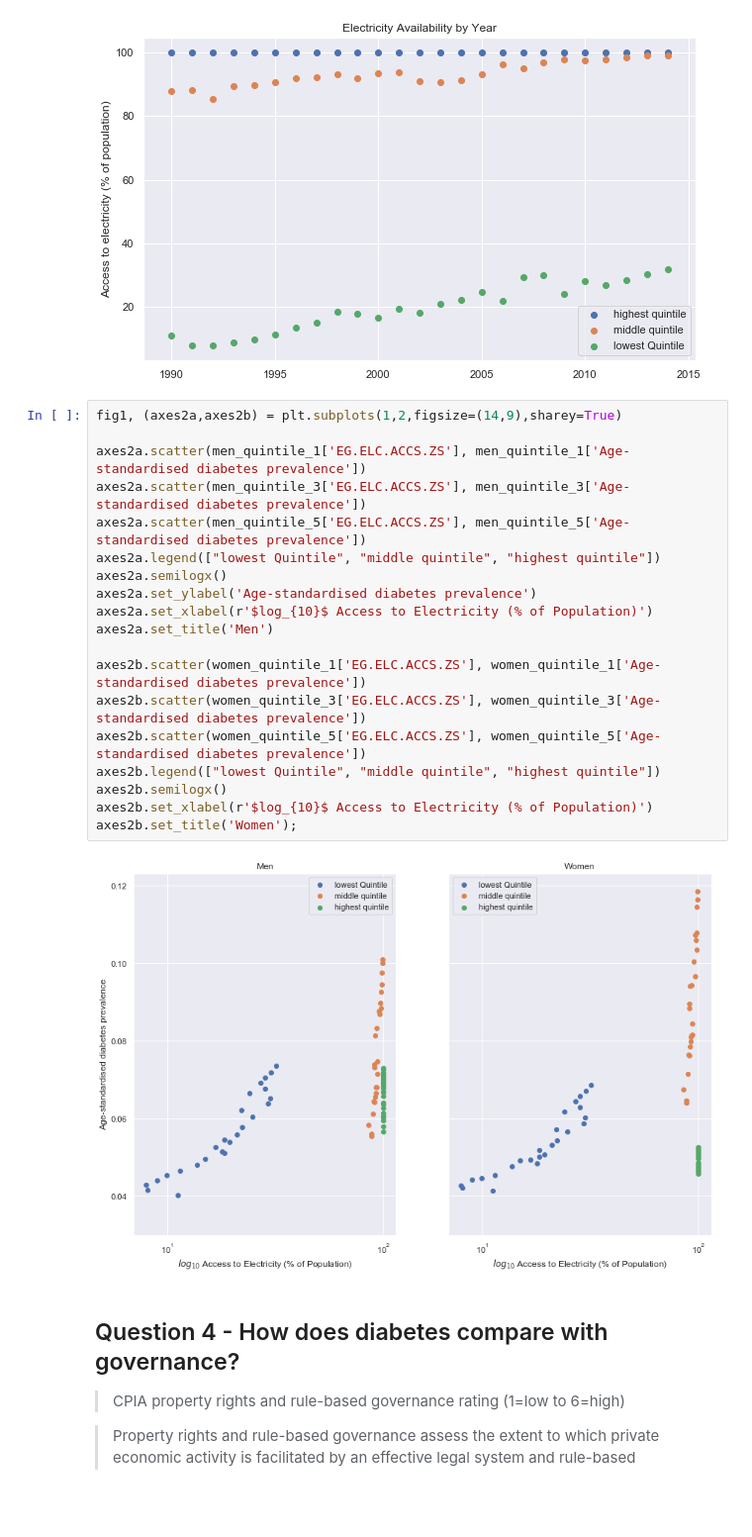
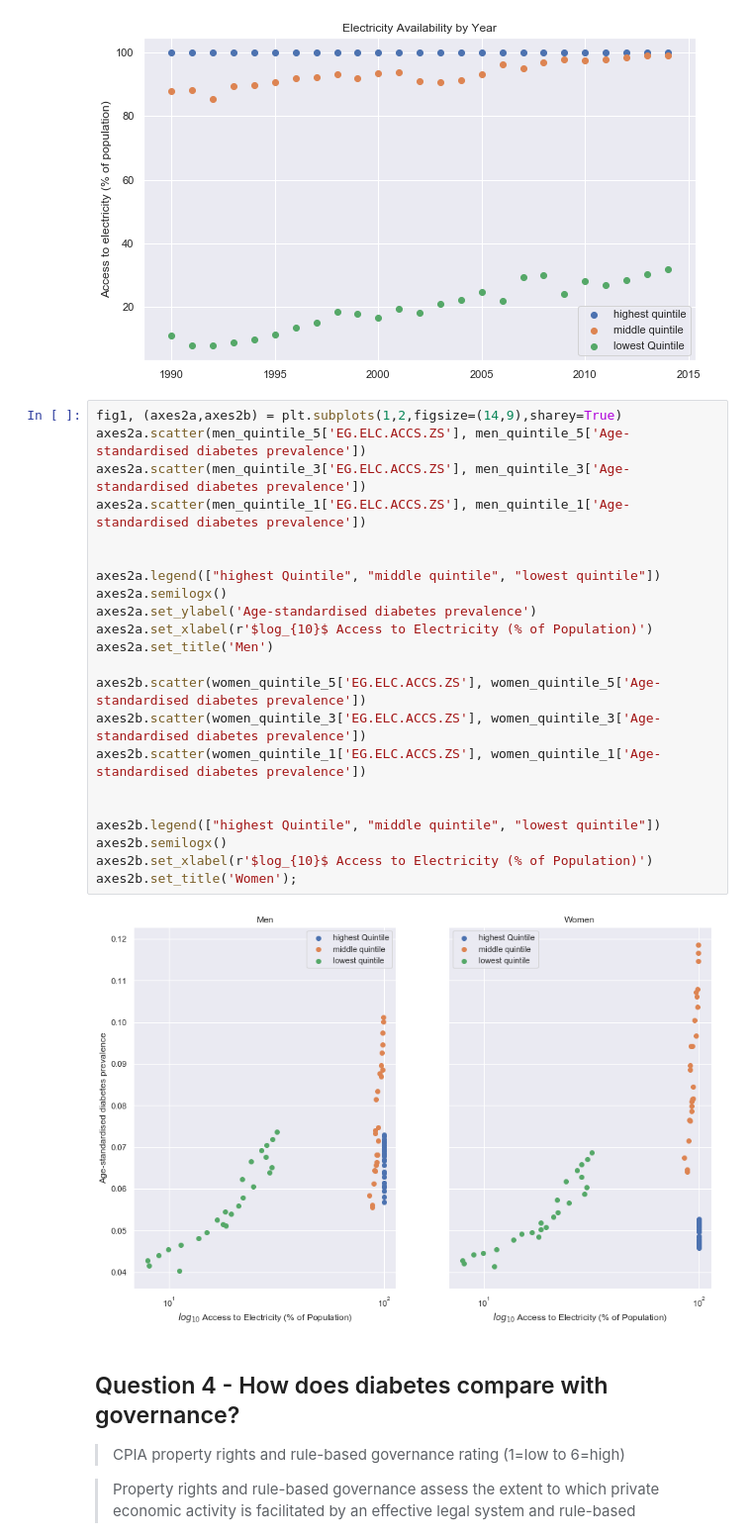
Before and after one commit to amateola7/Project-1-group4, a Jupyter notebook: ProjectOne_GroupFour_DataAnalysis.ipynb, the cells around one changed output. Shown at 99% size. Cells and saved outputs as stored; diff of their text form; blank space fills up the shorter version.

```diff
--- a/ProjectOne_GroupFour_DataAnalysis.ipynb
+++ b/ProjectOne_GroupFour_DataAnalysis.ipynb
@@ -252,25 +266,28 @@ axes1a.set_title('Electricity Availability by Year');
 [figure]
 # %%
 fig1, (axes2a,axes2b) = plt.subplots(1,2,figsize=(14,9),sharey=True)
+axes2a.scatter(men_quintile_5['EG.ELC.ACCS.ZS'], men_quintile_5['Age-standardised diabetes prevalence'])
+axes2a.scatter(men_quintile_3['EG.ELC.ACCS.ZS'], men_quintile_3['Age-standardised diabetes prevalence'])
+axes2a.scatter(men_quintile_1['EG.ELC.ACCS.ZS'], men_quintile_1['Age-standardised diabetes prevalence'])
 
-axes2a.scatter(men_quintile_1['EG.ELC.ACCS.ZS'], men_quintile_1['Age-standardised diabetes prevalence'])
-axes2a.scatter(men_quintile_3['EG.ELC.ACCS.ZS'], men_quintile_3['Age-standardised diabetes prevalence'])
-axes2a.scatter(men_quintile_5['EG.ELC.ACCS.ZS'], men_quintile_5['Age-standardised diabetes prevalence'])
-axes2a.legend(["lowest Quintile", "middle quintile", "highest quintile"])
+
+axes2a.legend(["highest Quintile", "middle quintile", "lowest quintile"])
 axes2a.semilogx()
 axes2a.set_ylabel('Age-standardised diabetes prevalence')
 axes2a.set_xlabel(r'$log_{10}$ Access to Electricity (% of Population)')
 axes2a.set_title('Men')
 
+axes2b.scatter(women_quintile_5['EG.ELC.ACCS.ZS'], women_quintile_5['Age-standardised diabetes prevalence'])
+axes2b.scatter(women_quintile_3['EG.ELC.ACCS.ZS'], women_quintile_3['Age-standardised diabetes prevalence'])
 axes2b.scatter(women_quintile_1['EG.ELC.ACCS.ZS'], women_quintile_1['Age-standardised diabetes prevalence'])
-axes2b.scatter(women_quintile_3['EG.ELC.ACCS.ZS'], women_quintile_3['Age-standardised diabetes prevalence'])
-axes2b.scatter(women_quintile_5['EG.ELC.ACCS.ZS'], women_quintile_5['Age-standardised diabetes prevalence'])
-axes2b.legend(["lowest Quintile", "middle quintile", "highest quintile"])
+
+
+axes2b.legend(["highest Quintile", "middle quintile", "lowest quintile"])
 axes2b.semilogx()
 axes2b.set_xlabel(r'$log_{10}$ Access to Electricity (% of Population)')
 axes2b.set_title('Women');
 # %% [output]
-[figure, old version]
+[figure, new version]
 # %% [markdown]
 ## Question 4 - How does diabetes compare with governance?
 
```
Also changed, not shown: parts of 3 cells of this notebook.
